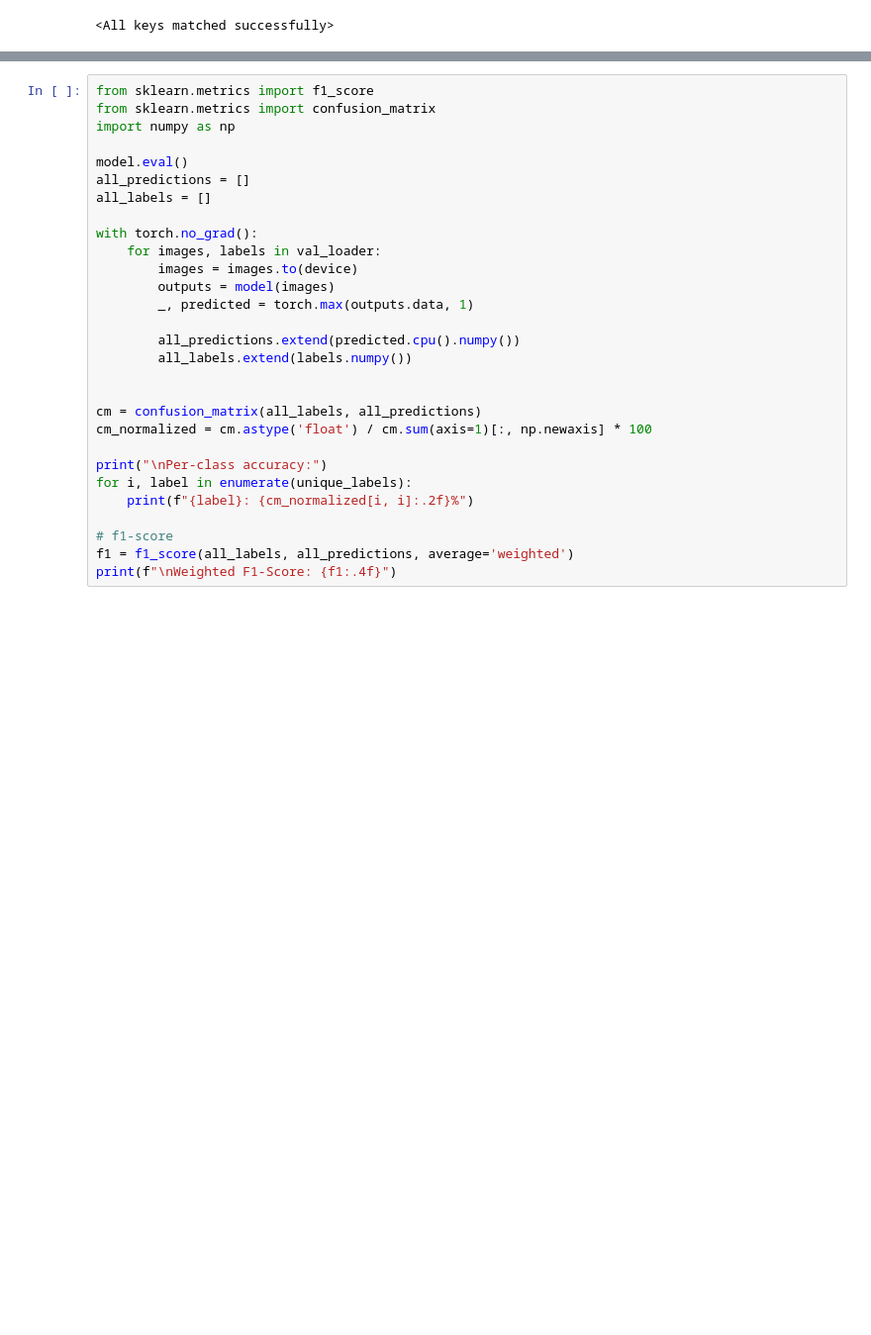
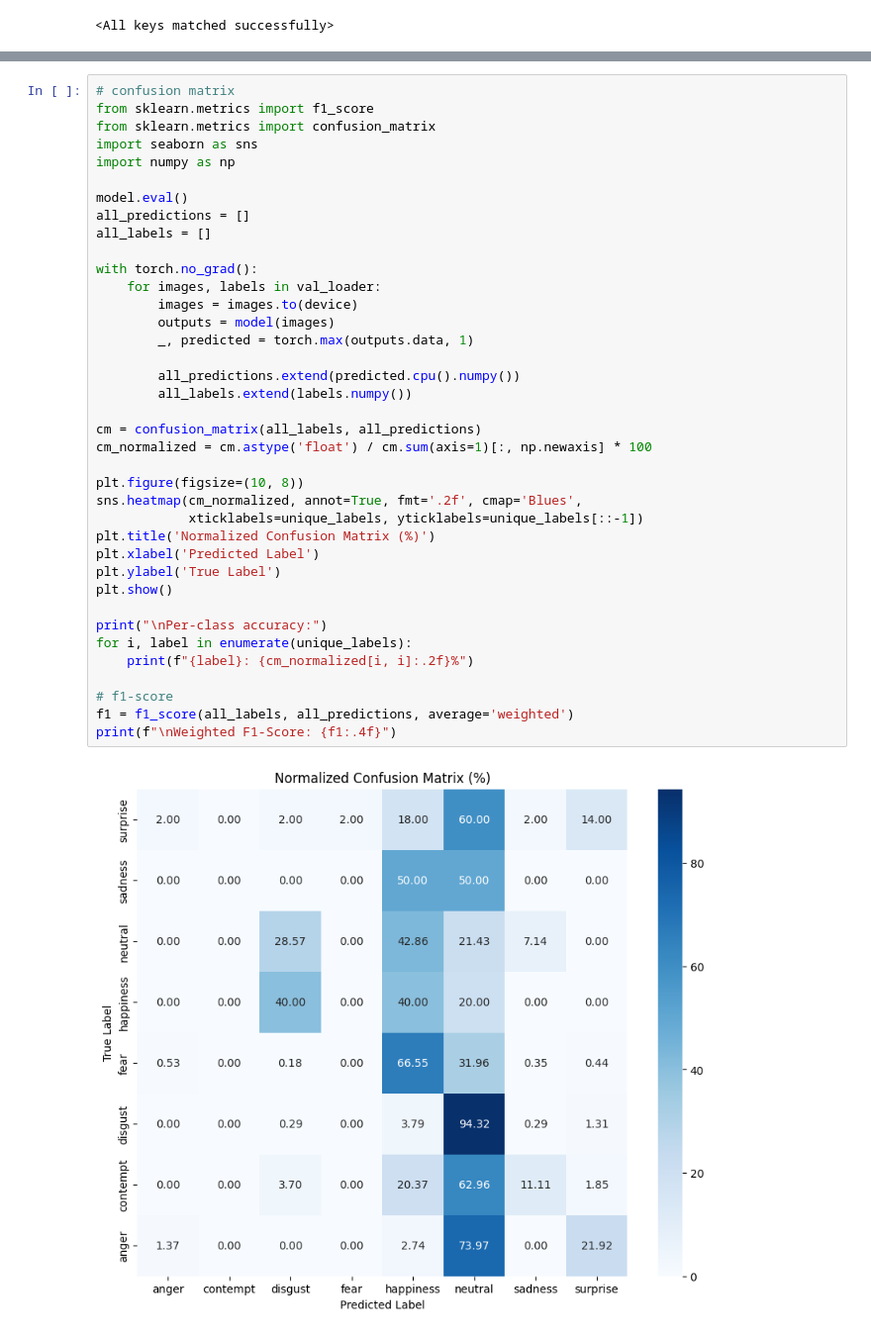
Before and after one commit to syliem1/EmotionalDetection, a Jupyter notebook: CNN/train.ipynb, the cells around one changed output, grey strips where cells are left out. Shown at 99% size. Drawn from its saved outputs; the diff is of its cells as text; blank space fills up the shorter version.

```diff
--- a/CNN/train.ipynb
+++ b/CNN/train.ipynb
@@ -185,31 +186,41 @@ axes[3].grid(True, alpha=0.3)
 # %%
+# confusion matrix
 from sklearn.metrics import f1_score
 from sklearn.metrics import confusion_matrix
+import seaborn as sns
 import numpy as np
 
 model.eval()
 all_predictions = []
 all_labels = []
 
 with torch.no_grad():
     for images, labels in val_loader:
         images = images.to(device)
         outputs = model(images)
         _, predicted = torch.max(outputs.data, 1)
 
         all_predictions.extend(predicted.cpu().numpy())
         all_labels.extend(labels.numpy())
 
-
 cm = confusion_matrix(all_labels, all_predictions)
 cm_normalized = cm.astype('float') / cm.sum(axis=1)[:, np.newaxis] * 100
+
+plt.figure(figsize=(10, 8))
+sns.heatmap(cm_normalized, annot=True, fmt='.2f', cmap='Blues',
+            xticklabels=unique_labels, yticklabels=unique_labels[::-1])
+plt.title('Normalized Confusion Matrix (%)')
+plt.xlabel('Predicted Label')
+plt.ylabel('True Label')
+plt.show()
 
 print("\nPer-class accuracy:")
 for i, label in enumerate(unique_labels):
     print(f"{label}: {cm_normalized[i, i]:.2f}%")
 
 # f1-score
 f1 = f1_score(all_labels, all_predictions, average='weighted')
 print(f"\nWeighted F1-Score: {f1:.4f}")
 # %% [output]
+[figure, added]
 Per-class accuracy:
```
Also changed, not shown: parts of 10 cells of this notebook, 1 other file.
